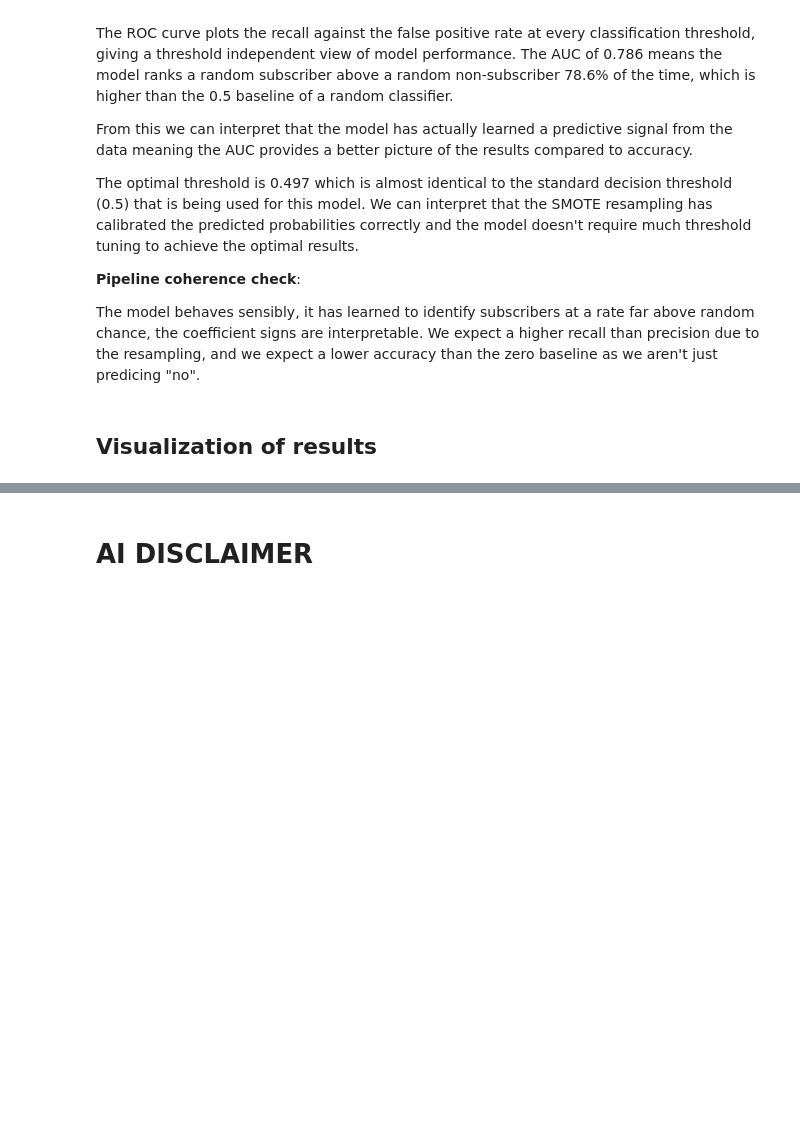
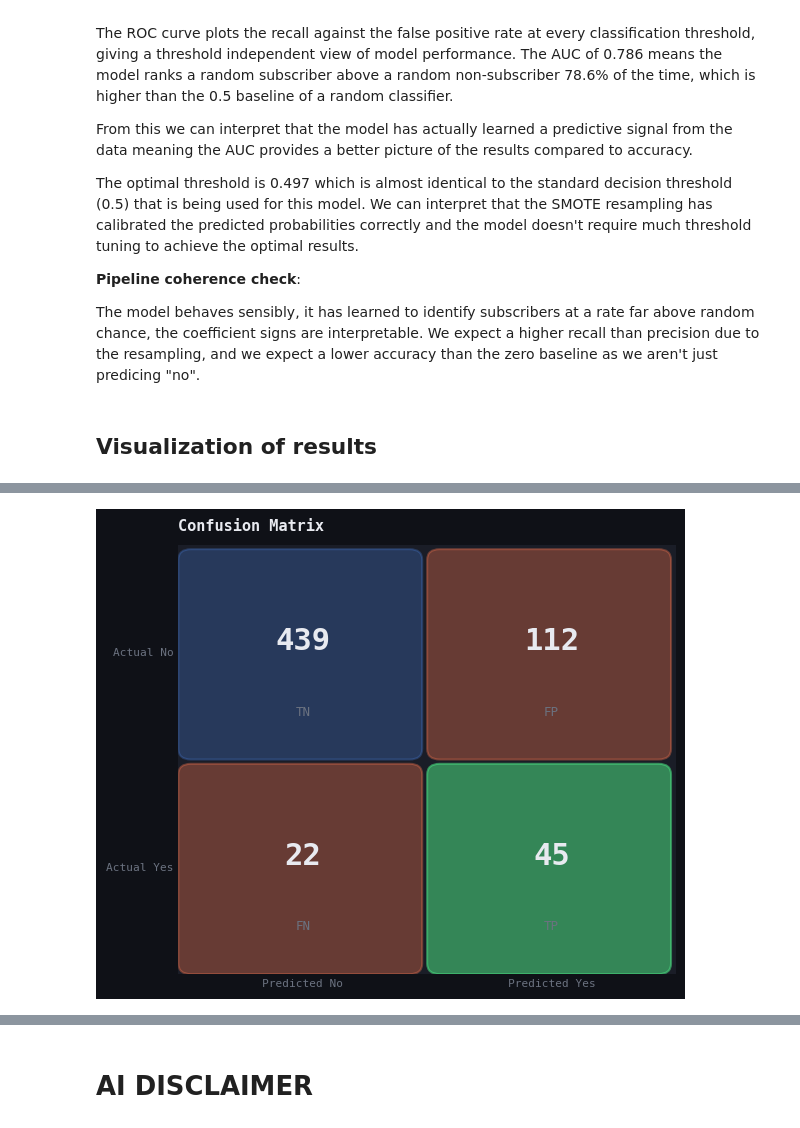
Before and after one commit to nicolas-gls/ML-fundamentals-2026, a Jupyter notebook: assignment_1_<nicolas_grass>.ipynb, the cells around one changed output, grey strips where cells are left out. Drawn from its saved outputs; the diff is of its cells as text; code cells hidden in the pictures; blank space fills up the shorter version.

```diff
--- a/assignment_1_<nicolas_grass>.ipynb
+++ b/assignment_1_<nicolas_grass>.ipynb
@@ -1554,0 +1449,32 @@ plt.show()
+# %%
+fig, ax1 = plt.subplots(figsize=(6, 5), facecolor=BG)
+ax1.set_facecolor(PANEL)
+
+labels = [["TN", "FP"], ["FN", "TP"]]
+colors = [[ACCENT1, ACCENT2], [ACCENT2, GREEN]]
+alphas = [[0.25, 0.35], [0.35, 0.55]]
+
+for i in range(2):
+    for j in range(2):
+        rect = FancyBboxPatch((j+0.05, 1-i+0.05), 0.88, 0.88,
+                               boxstyle="round,pad=0.05",
+                               facecolor=colors[i][j], alpha=alphas[i][j],
+                               edgecolor=colors[i][j], linewidth=1.5)
+        ax1.add_patch(rect)
+        ax1.text(j+0.5, 1-i+0.55, str(cm[i, j]), ha="center", va="center",
+                 fontsize=22, fontweight="bold", color=TEXT)
+        ax1.text(j+0.5, 1-i+0.22, labels[i][j], ha="center", va="center",
+                 fontsize=9, color=MUTED)
+
+ax1.set_xlim(0, 2); ax1.set_ylim(0, 2)
+ax1.set_xticks([0.5, 1.5]); ax1.set_yticks([0.5, 1.5])
+ax1.set_xticklabels(["Predicted No", "Predicted Yes"], fontsize=9)
+ax1.set_yticklabels(["Actual Yes", "Actual No"], fontsize=9)
+style_ax(ax1, "Confusion Matrix")
+ax1.spines[["left", "bottom"]].set_visible(False)
+ax1.tick_params(length=0)
+
+plt.tight_layout()
+plt.show()
+# %% [output]
+[figure, added]
```
Also changed, not shown: parts of 45 cells of this notebook.
